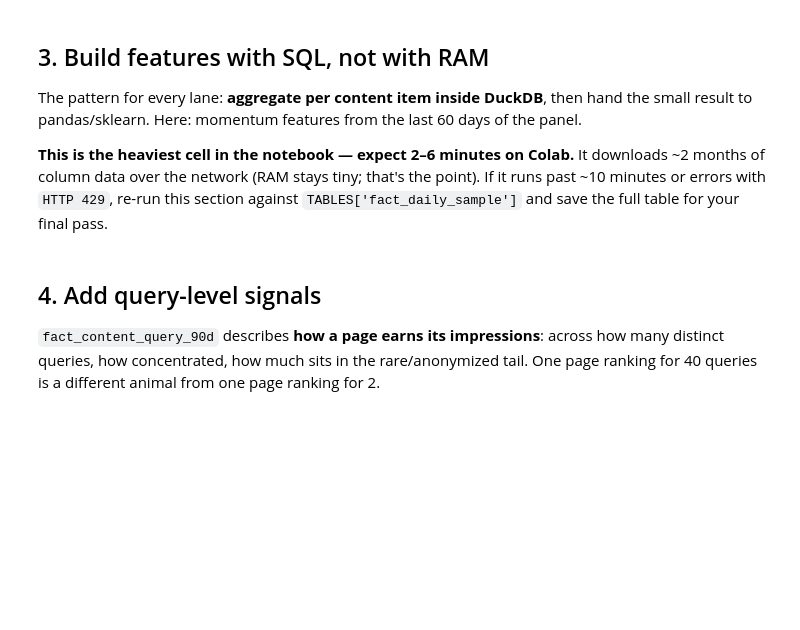
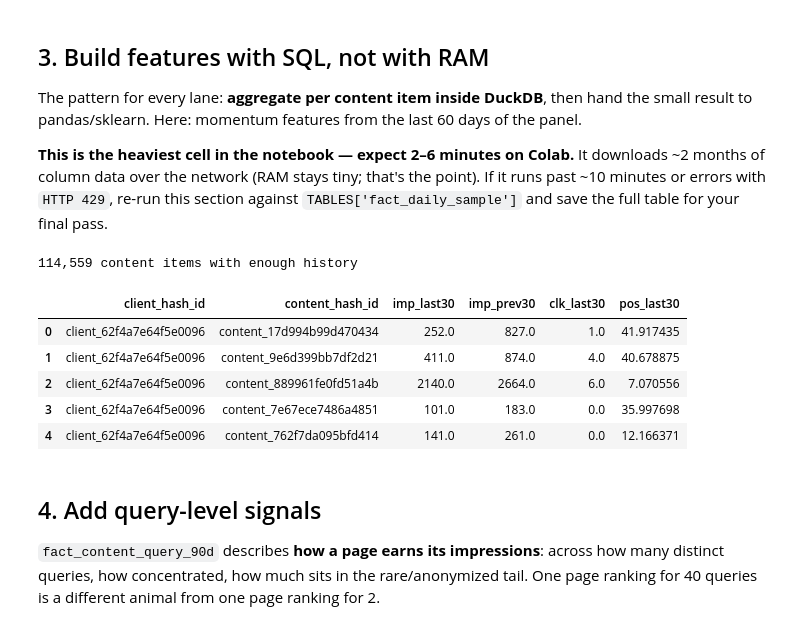
Before and after one commit to eimanJ05/ml-internship-start, a Jupyter notebook: notebooks/03_working_with_the_full_release.ipynb, the cells around one changed output. Drawn from its saved outputs; the diff is of its cells as text; code cells hidden in the pictures; blank space fills up the shorter version.

```diff
--- a/notebooks/03_working_with_the_full_release.ipynb
+++ b/notebooks/03_working_with_the_full_release.ipynb
@@ -87,24 +108,32 @@ result to pandas/sklearn. Here: momentum features from the last 60 days of the p
 # %%
 features = con.sql(f"""
     WITH bounds AS (
         SELECT MAX(report_date) AS end_d FROM {TABLES['fact_daily']}
     ),
     windowed AS (
         SELECT f.client_hash_id, f.content_hash_id,
                SUM(CASE WHEN f.report_date >  b.end_d - INTERVAL 30 DAY THEN f.gsc_impressions ELSE 0 END) AS imp_last30,
                SUM(CASE WHEN f.report_date <= b.end_d - INTERVAL 30 DAY THEN f.gsc_impressions ELSE 0 END) AS imp_prev30,
                SUM(CASE WHEN f.report_date >  b.end_d - INTERVAL 30 DAY THEN f.gsc_clicks ELSE 0 END)      AS clk_last30,
                AVG(CASE WHEN f.report_date >  b.end_d - INTERVAL 30 DAY THEN f.gsc_avg_position END)       AS pos_last30
         FROM {TABLES['fact_daily']} f, bounds b
         WHERE f.report_date > b.end_d - INTERVAL 60 DAY
         GROUP BY 1, 2
-        HAVING imp_prev30 >= 100
+        HAVING imp_prev30 >= 90
     )
     SELECT * FROM windowed
 """).df()
 
 print(f'{len(features):,} content items with enough history')
 features.head()
+# %% [output]
+114,559 content items with enough history
+|  | client_hash_id | content_hash_id | imp_last30 | imp_prev30 | clk_last30 | pos_last30 |
+| 0 | client_62f4a7e64f5e0096 | content_17d994b99d470434 | 252.0 | 827.0 | 1.0 | 41.917435 |
+| 1 | client_62f4a7e64f5e0096 | content_9e6d399bb7df2d21 | 411.0 | 874.0 | 4.0 | 40.678875 |
+| 2 | client_62f4a7e64f5e0096 | content_889961fe0fd51a4b | 2140.0 | 2664.0 | 6.0 | 7.070556 |
+| 3 | client_62f4a7e64f5e0096 | content_7e67ece7486a4851 | 101.0 | 183.0 | 0.0 | 35.997698 |
+| 4 | client_62f4a7e64f5e0096 | content_762f7da095bfd414 | 141.0 | 261.0 | 0.0 | 12.166371 |
 # %% [markdown]
 ## 4. Add query-level signals
 
```
Also changed, not shown: parts of 5 cells of this notebook.
